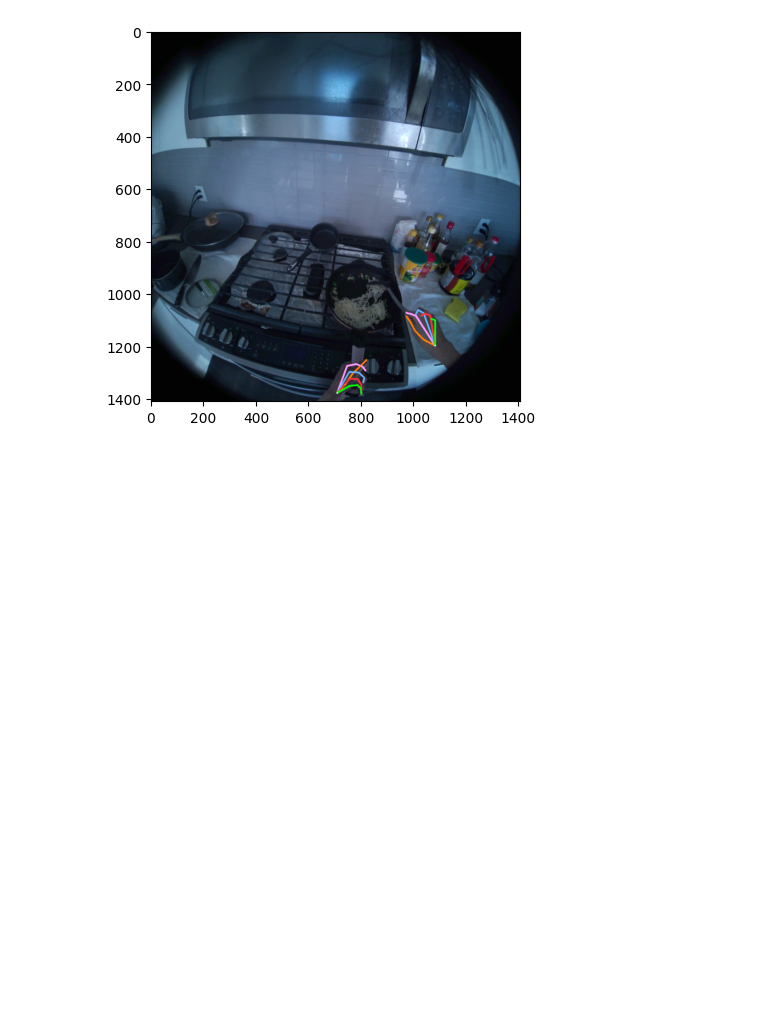
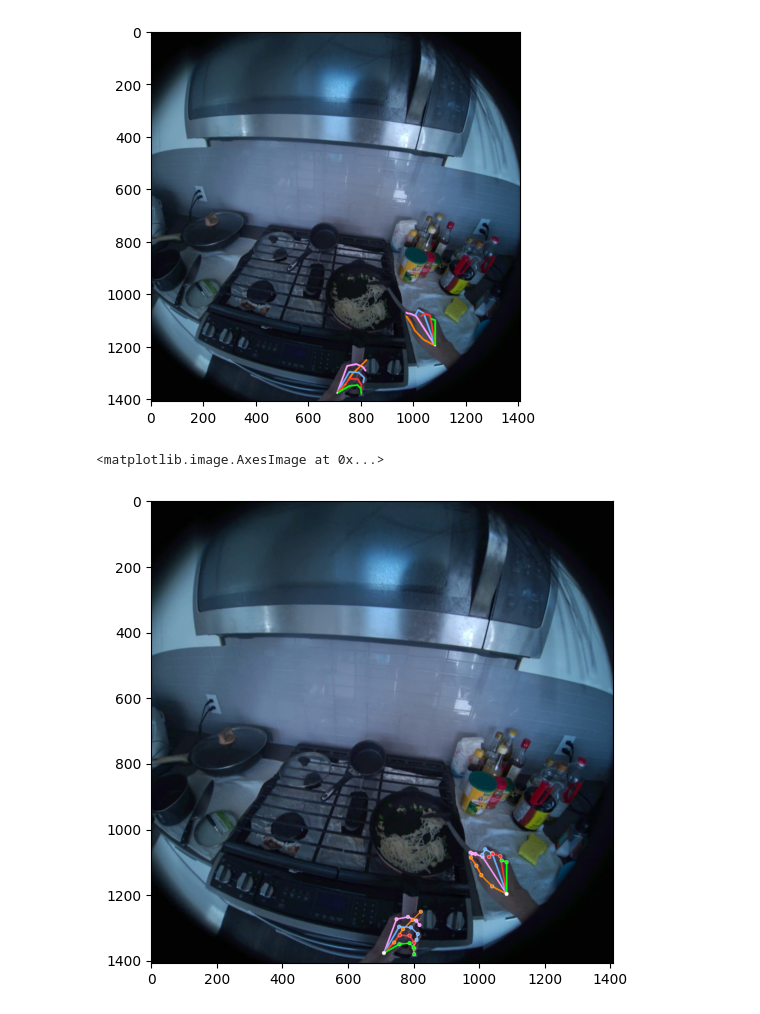
Before and after one commit to jinxuzh/Ego4d, a Jupyter notebook: ego4d/internal/human_pose/main_Ego4d-mmpose.ipynb, the cells around one changed output. Saved outputs shown, nothing was run; the diff lists cells and outputs as text; code cells hidden in the pictures; blank space fills up the shorter version.

Commit message:
Adaptation to latest mmpose as of 08/08/02

```diff
--- a/ego4d/internal/human_pose/main_Ego4d-mmpose.ipynb
+++ b/ego4d/internal/human_pose/main_Ego4d-mmpose.ipynb
@@ -204,4 +206,4 @@ hand_data_samples = merge_data_samples(hand_pose_results)
 
 # Extract hand pose2d kpts array
 hand_kpts = hand_data_samples.pred_instances.keypoints
-print(hand_kpts.shape)
+hand_kpts_conf = hand_data_samples.pred_instances.keypoint_scores
@@ -237,3 +237,24 @@ plt.imshow(hand_pose_vis)
 # %% [output]
 <matplotlib.image.AxesImage at 0x...>
 [figure]
+# %%
+######## Visualization with mmpose Fastvisualizer #########
+from mmpose.visualization import FastVisualizer
+from mmengine.structures import InstanceData
+
+fast_visualizer = FastVisualizer(hand_pose_estimator.dataset_meta)
+
+# Inference
+vis_img = np.array(Image.open(img))
+####### Create InstanceData #######
+instanceData = InstanceData()
+instanceData.keypoints = hand_kpts.copy()
+instanceData.keypoint_scores = hand_kpts_conf.copy()
+###################################
+
+fast_visualizer.draw_pose(vis_img, instanceData)
+plt.figure(figsize=(15,6))
+plt.imshow(vis_img)
+# %% [output]
+<matplotlib.image.AxesImage at 0x...>
+[figure, added]
```
Also changed, not shown: parts of 2 cells of this notebook, 4 other files.
